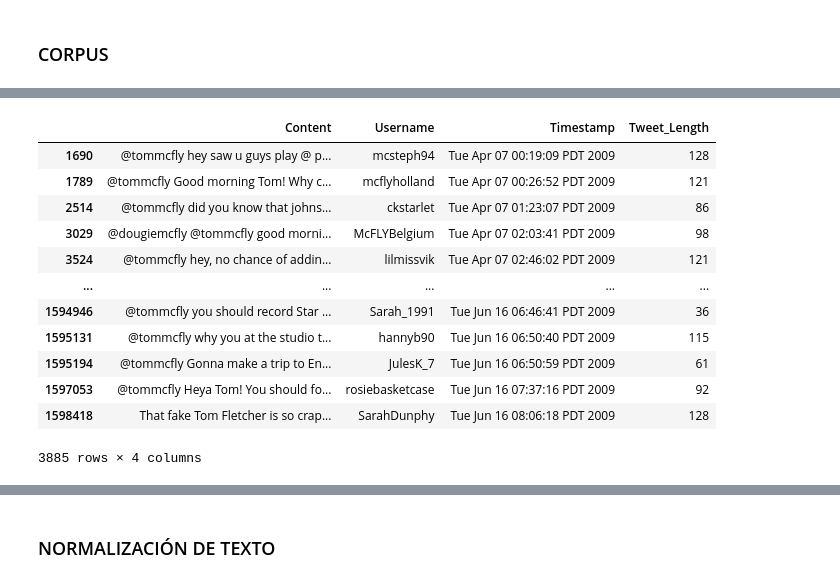
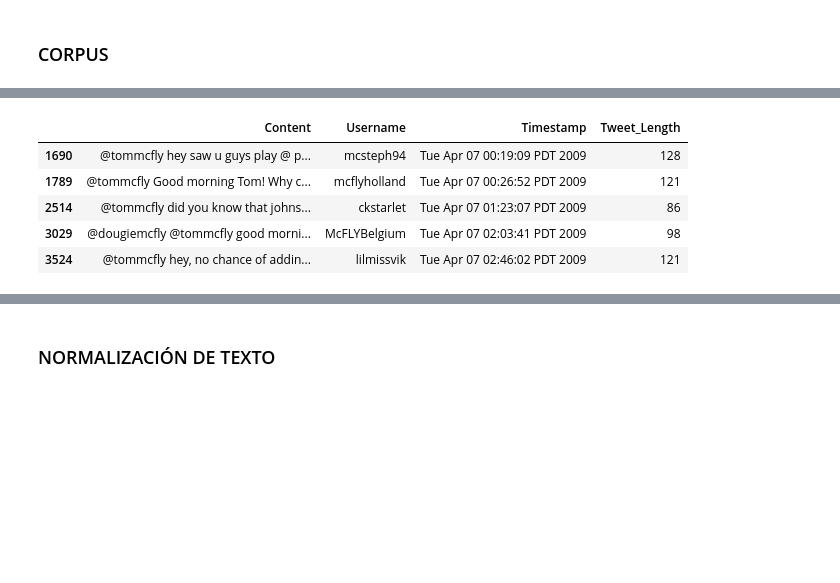
Before and after one commit to navas604/Text-Mining-Image-Recognition, a Jupyter notebook: HDT4.ipynb, the cells around one changed output, grey strips where cells are left out. Cells and saved outputs as stored; diff of their text form; code cells hidden in the pictures; blank space fills up the shorter version.

```diff
--- a/HDT4.ipynb
+++ b/HDT4.ipynb
@@ -99,19 +92,12 @@ top_user1
 # %%
 top_user2 = pd.DataFrame(top_3_list[1])
-top_user2
+top_user2.head()
 # %% [output]
 |  | Content | Username | Timestamp | Tweet_Length |
 | 1690 | @tommcfly hey saw u guys play @ p... | mcsteph94 | Tue Apr 07 00:19:09 PDT 2009 | 128 |
 | 1789 | @tommcfly Good morning Tom! Why c... | mcflyholland | Tue Apr 07 00:26:52 PDT 2009 | 121 |
 | 2514 | @tommcfly did you know that johns... | ckstarlet | Tue Apr 07 01:23:07 PDT 2009 | 86 |
 | 3029 | @dougiemcfly @tommcfly good morni... | McFLYBelgium | Tue Apr 07 02:03:41 PDT 2009 | 98 |
 | 3524 | @tommcfly hey, no chance of addin... | lilmissvik | Tue Apr 07 02:46:02 PDT 2009 | 121 |
-| ... | ... | ... | ... | ... |
-| 1594946 | @tommcfly you should record Star ... | Sarah_1991 | Tue Jun 16 06:46:41 PDT 2009 | 36 |
-| 1595131 | @tommcfly why you at the studio t... | hannyb90 | Tue Jun 16 06:50:40 PDT 2009 | 115 |
-| 1595194 | @tommcfly Gonna make a trip to En... | JulesK_7 | Tue Jun 16 06:50:59 PDT 2009 | 61 |
-| 1597053 | @tommcfly Heya Tom! You should fo... | rosiebasketcase | Tue Jun 16 07:37:16 PDT 2009 | 92 |
-| 1598418 | That fake Tom Fletcher is so crap... | SarahDunphy | Tue Jun 16 08:06:18 PDT 2009 | 128 |
-3885 rows × 4 columns
 # %%
 top_user3 = pd.DataFrame(top_3_list[2])
```
Also changed, not shown: parts of 14 cells of this notebook.
